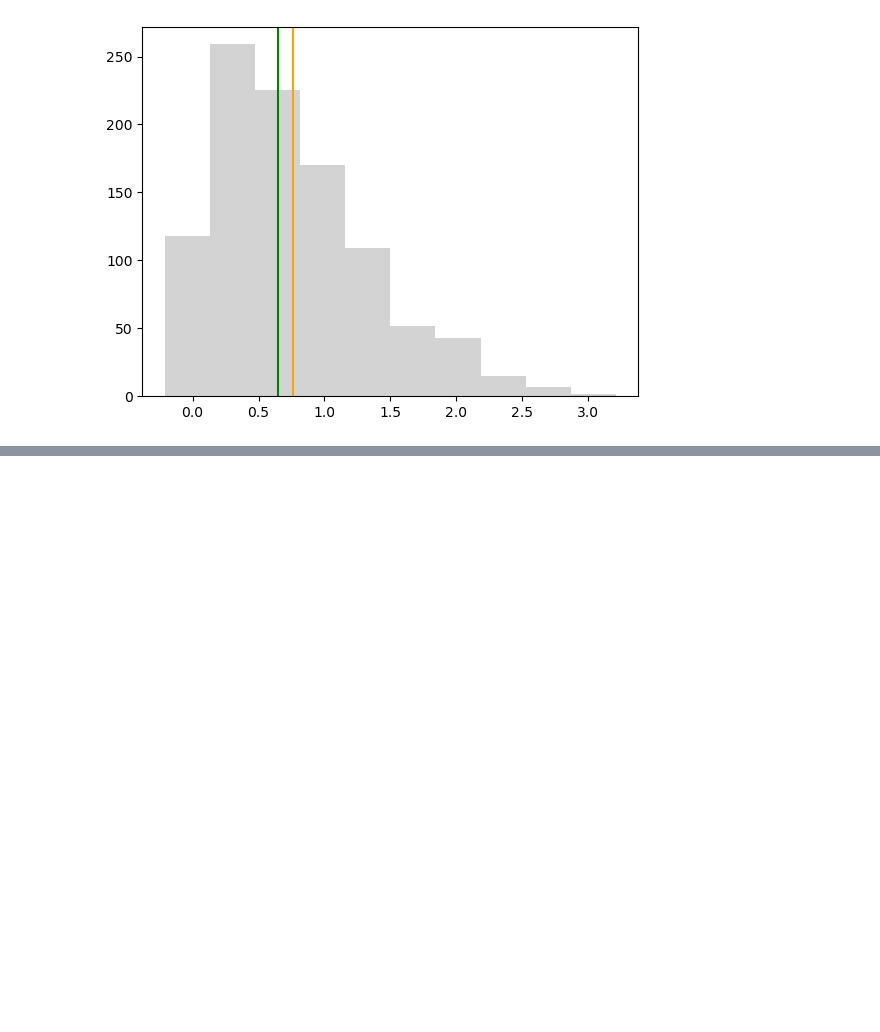
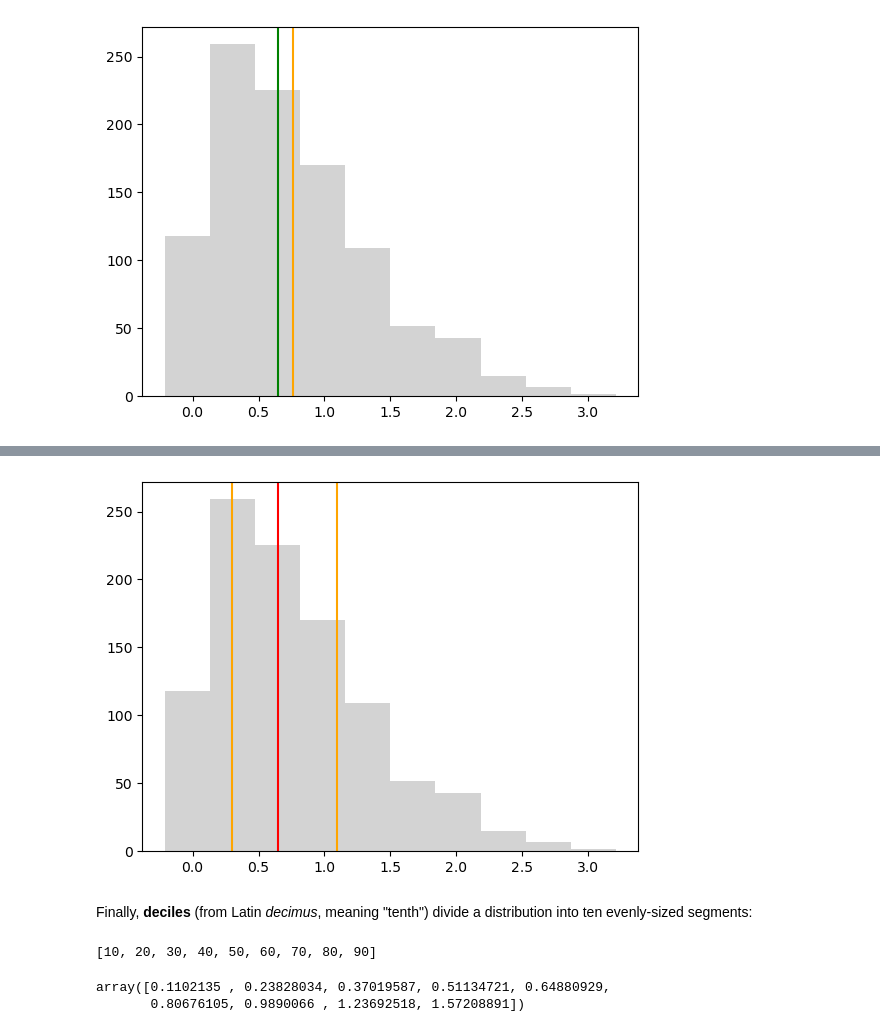
Before and after one commit to sjagadee/math_for_ai_ml, a Jupyter notebook: 5-probalility/2-central-tendency.ipynb, the cells around one changed output, grey strips where cells are left out. Saved outputs shown, nothing was run; the diff lists cells and outputs as text; code cells hidden in the pictures; blank space fills up the shorter version.

```diff
--- a/5-probalility/2-central-tendency.ipynb
+++ b/5-probalility/2-central-tendency.ipynb
@@ -122,0 +168,20 @@ _ = plt.hist(x, color = 'lightgray')
+# %%
+fig, ax = plt.subplots()
+plt.axvline(x = q[0], color='orange')
+plt.axvline(x = q[1], color='red')
+plt.axvline(x = q[2], color='orange')
+_ = plt.hist(x, color = 'lightgray')
+# %% [output]
+[figure, added]
+# %% [markdown]
+Finally, **deciles** (from Latin *decimus*, meaning "tenth") divide a distribution into ten evenly-sized segments:
+# %%
+[i for i in range(10, 100, 10)]
+# %% [output]
+[10, 20, 30, 40, 50, 60, 70, 80, 90]
+# %%
+d = np.percentile(x, range(10, 100, 10))
+d
+# %% [output]
+array([0.1102135 , 0.23828034, 0.37019587, 0.51134721, 0.64880929,
+       0.80676105, 0.9890066 , 1.23692518, 1.57208891])
```
Also changed, not shown: parts of 11 cells of this notebook.
